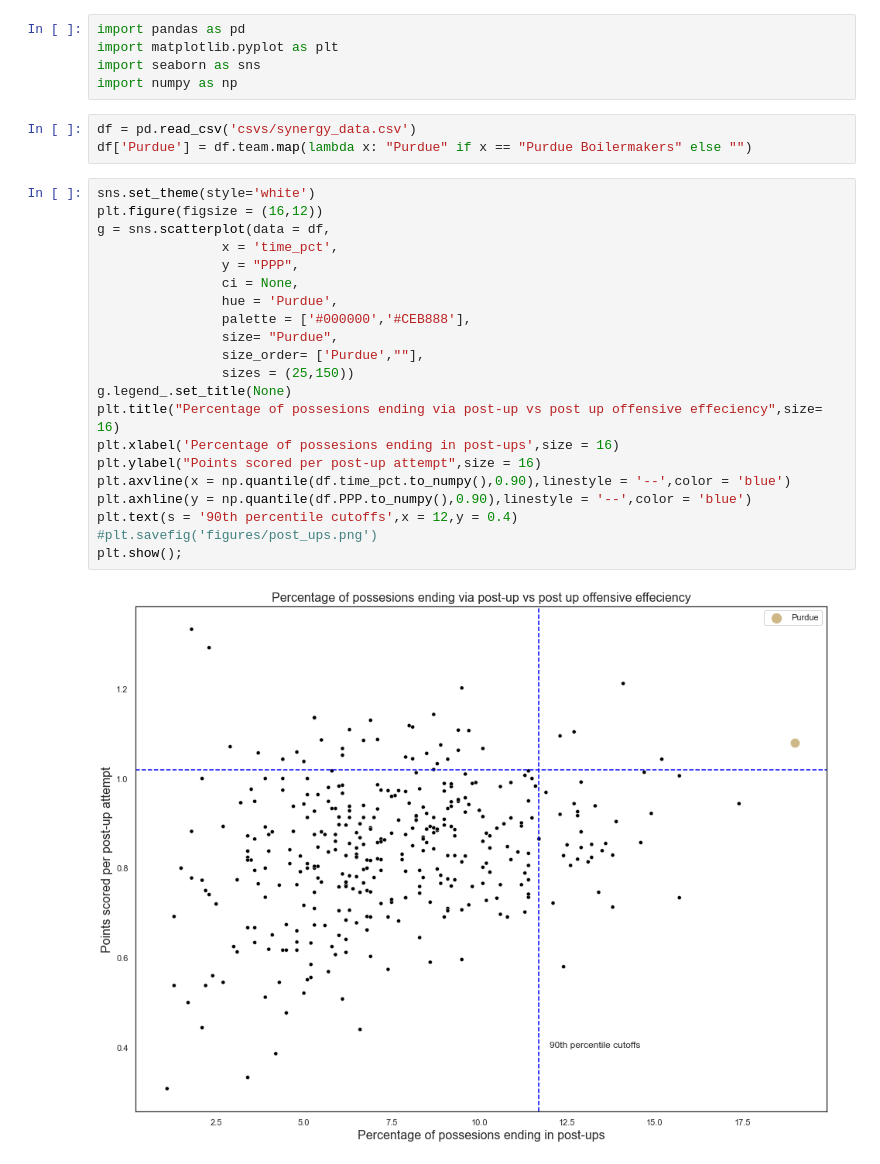
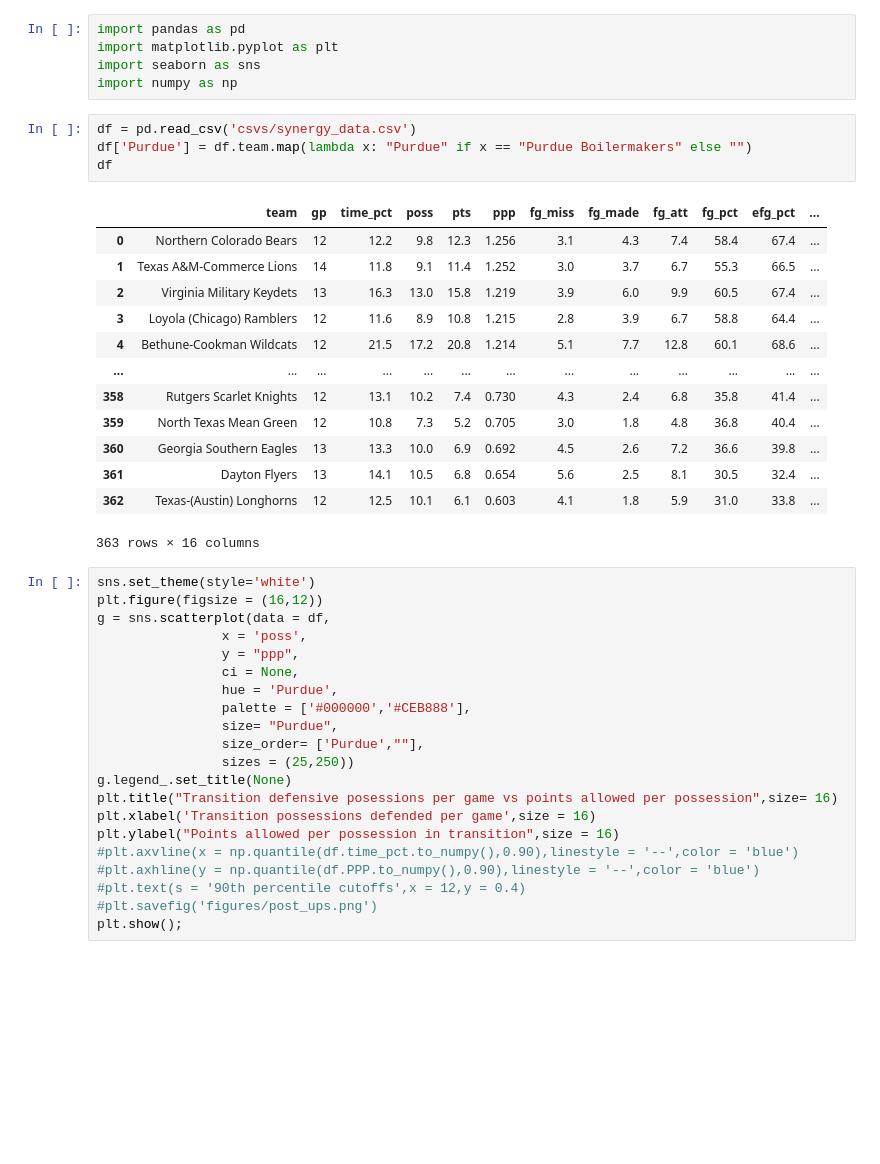
Before and after one commit to fmathews11/CBB_2023, a Jupyter notebook: create_visuals.ipynb, the cells around one changed output. Drawn from its saved outputs; the diff is of its cells as text; blank space fills up the shorter version.

```diff
--- a/create_visuals.ipynb
+++ b/create_visuals.ipynb
@@ -6,26 +6,39 @@ import numpy as np
 # %%
 df = pd.read_csv('csvs/synergy_data.csv')
 df['Purdue'] = df.team.map(lambda x: "Purdue" if x == "Purdue Boilermakers" else "")
+df
+# %% [output]
+|  | team | gp | time_pct | poss | pts | ppp | fg_miss | fg_made | fg_att | fg_pct | efg_pct | ... |
+| 0 | Northern Colorado Bears | 12 | 12.2 | 9.8 | 12.3 | 1.256 | 3.1 | 4.3 | 7.4 | 58.4 | 67.4 | ... |
+| 1 | Texas A&M-Commerce Lions | 14 | 11.8 | 9.1 | 11.4 | 1.252 | 3.0 | 3.7 | 6.7 | 55.3 | 66.5 | ... |
+| 2 | Virginia Military Keydets | 13 | 16.3 | 13.0 | 15.8 | 1.219 | 3.9 | 6.0 | 9.9 | 60.5 | 67.4 | ... |
+| 3 | Loyola (Chicago) Ramblers | 12 | 11.6 | 8.9 | 10.8 | 1.215 | 2.8 | 3.9 | 6.7 | 58.8 | 64.4 | ... |
+| 4 | Bethune-Cookman Wildcats | 12 | 21.5 | 17.2 | 20.8 | 1.214 | 5.1 | 7.7 | 12.8 | 60.1 | 68.6 | ... |
+| ... | ... | ... | ... | ... | ... | ... | ... | ... | ... | ... | ... | ... |
+| 358 | Rutgers Scarlet Knights | 12 | 13.1 | 10.2 | 7.4 | 0.730 | 4.3 | 2.4 | 6.8 | 35.8 | 41.4 | ... |
+| 359 | North Texas Mean Green | 12 | 10.8 | 7.3 | 5.2 | 0.705 | 3.0 | 1.8 | 4.8 | 36.8 | 40.4 | ... |
+| 360 | Georgia Southern Eagles | 13 | 13.3 | 10.0 | 6.9 | 0.692 | 4.5 | 2.6 | 7.2 | 36.6 | 39.8 | ... |
+| 361 | Dayton Flyers | 13 | 14.1 | 10.5 | 6.8 | 0.654 | 5.6 | 2.5 | 8.1 | 30.5 | 32.4 | ... |
+| 362 | Texas-(Austin) Longhorns | 12 | 12.5 | 10.1 | 6.1 | 0.603 | 4.1 | 1.8 | 5.9 | 31.0 | 33.8 | ... |
+363 rows × 16 columns
 # %%
 sns.set_theme(style='white')
 plt.figure(figsize = (16,12))
 g = sns.scatterplot(data = df,
-                x = 'time_pct',
-                y = "PPP",
+                x = 'poss',
+                y = "ppp",
                 ci = None,
                 hue = 'Purdue',
                 palette = ['#000000','#CEB888'],
                 size= "Purdue",
                 size_order= ['Purdue',""],
-                sizes = (25,150))
+                sizes = (25,250))
 g.legend_.set_title(None)
-plt.title("Percentage of possesions ending via post-up vs post up offensive effeciency",size= 16)
-plt.xlabel('Percentage of possesions ending in post-ups',size = 16)
-plt.ylabel("Points scored per post-up attempt",size = 16)
-plt.axvline(x = np.quantile(df.time_pct.to_numpy(),0.90),linestyle = '--',color = 'blue')
-plt.axhline(y = np.quantile(df.PPP.to_numpy(),0.90),linestyle = '--',color = 'blue')
-plt.text(s = '90th percentile cutoffs',x = 12,y = 0.4)
+plt.title("Transition defensive posessions per game vs points allowed per possession",size= 16)
+plt.xlabel('Transition possessions defended per game',size = 16)
+plt.ylabel("Points allowed per possession in transition",size = 16)
+#plt.axvline(x = np.quantile(df.time_pct.to_numpy(),0.90),linestyle = '--',color = 'blue')
+#plt.axhline(y = np.quantile(df.PPP.to_numpy(),0.90),linestyle = '--',color = 'blue')
+#plt.text(s = '90th percentile cutoffs',x = 12,y = 0.4)
 #plt.savefig('figures/post_ups.png')
 plt.show();
-# %% [output]
-[figure, removed]
```
Also changed, not shown: parts of 7 cells of this notebook, 5 other files.
